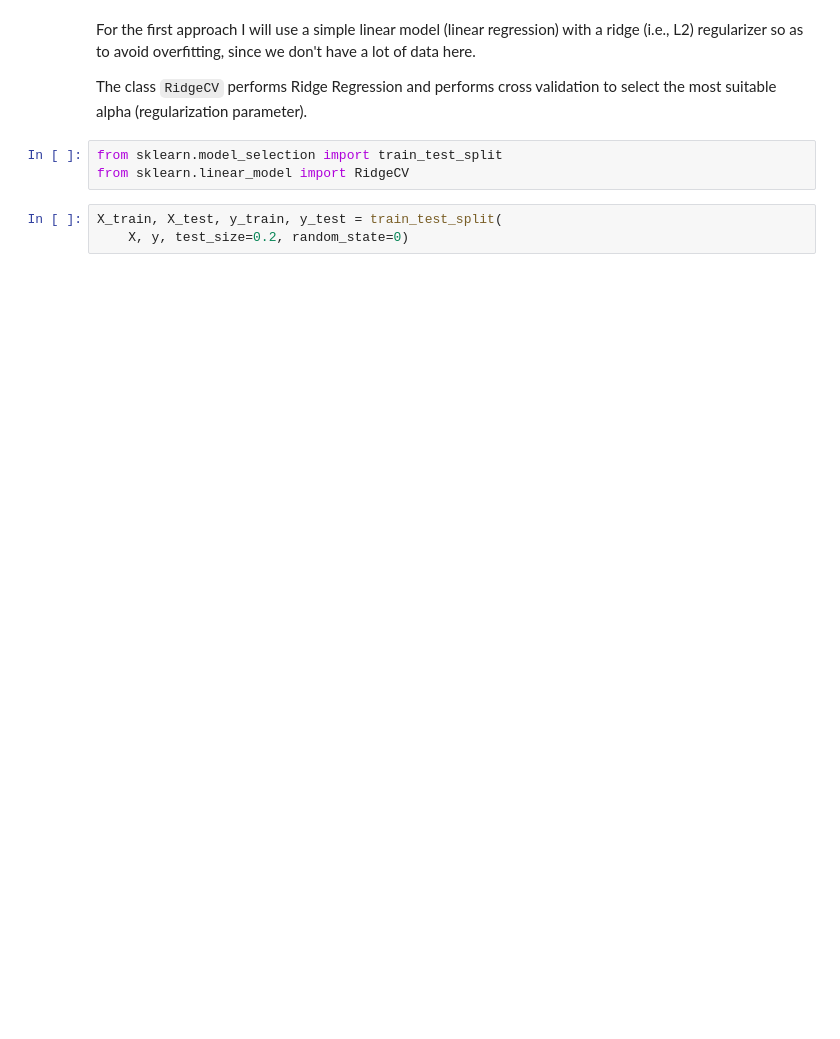
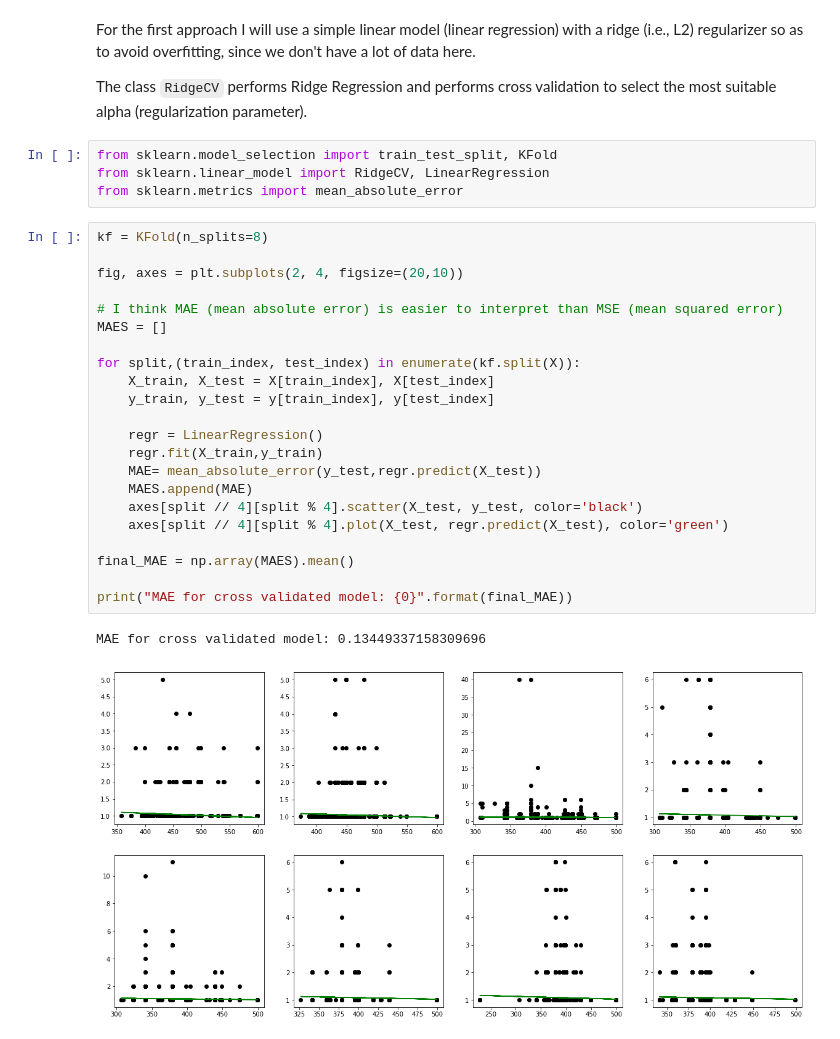
Before and after one commit to queirozfcom/price-prediction, a Jupyter notebook: notebooks/1_FIRST_APPROACH.ipynb, the cells around one changed output. Saved outputs shown, nothing was run; the diff lists cells and outputs as text; blank space fills up the shorter version.

```diff
--- a/notebooks/1_FIRST_APPROACH.ipynb
+++ b/notebooks/1_FIRST_APPROACH.ipynb
@@ -62,8 +60,31 @@ For the first approach I will use a simple linear model (linear regression) with
 
 The class `RidgeCV` performs Ridge Regression and performs cross validation to select the most suitable alpha (regularization parameter).
 # %%
-from sklearn.model_selection import train_test_split
-from sklearn.linear_model import RidgeCV
+from sklearn.model_selection import train_test_split, KFold
+from sklearn.linear_model import RidgeCV, LinearRegression
+from sklearn.metrics import mean_absolute_error
-# %%
-X_train, X_test, y_train, y_test = train_test_split(
-    X, y, test_size=0.2, random_state=0)
+# %%
+kf = KFold(n_splits=8)
+
+fig, axes = plt.subplots(2, 4, figsize=(20,10))
+
+# I think MAE (mean absolute error) is easier to interpret than MSE (mean squared error)
+MAES = []
+
+for split,(train_index, test_index) in enumerate(kf.split(X)):
+    X_train, X_test = X[train_index], X[test_index]
+    y_train, y_test = y[train_index], y[test_index]
+
+    regr = LinearRegression()
+    regr.fit(X_train,y_train)
+    MAE= mean_absolute_error(y_test,regr.predict(X_test))
+    MAES.append(MAE)
+    axes[split // 4][split % 4].scatter(X_test, y_test, color='black')
+    axes[split // 4][split % 4].plot(X_test, regr.predict(X_test), color='green')
+
+final_MAE = np.array(MAES).mean()
+
+print("MAE for cross validated model: {0}".format(final_MAE))
+# %% [output]
+MAE for cross validated model: 0.13449337158309696
+[figure, added]
```
Also changed, not shown: parts of 3 cells of this notebook, 2 other files.
